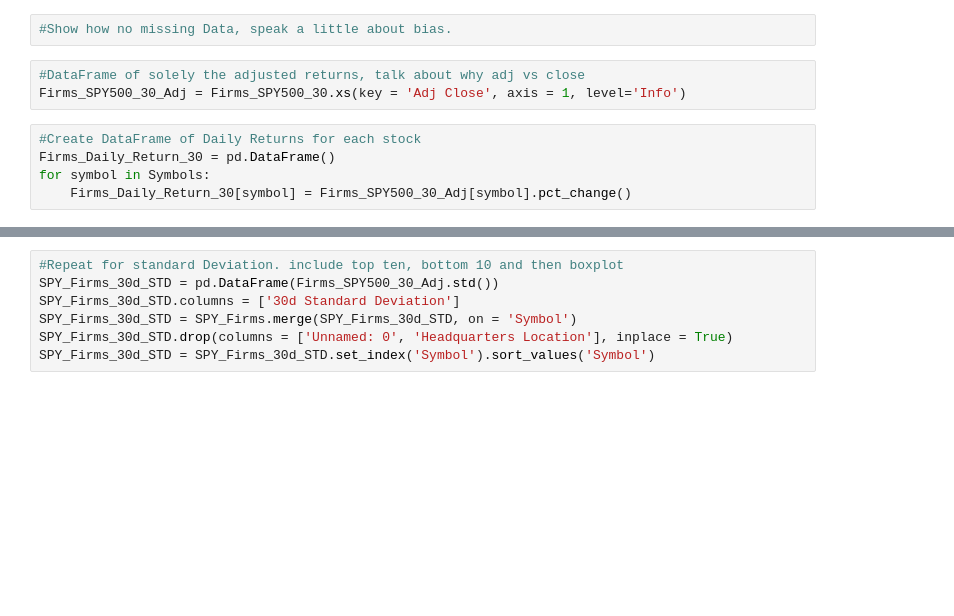
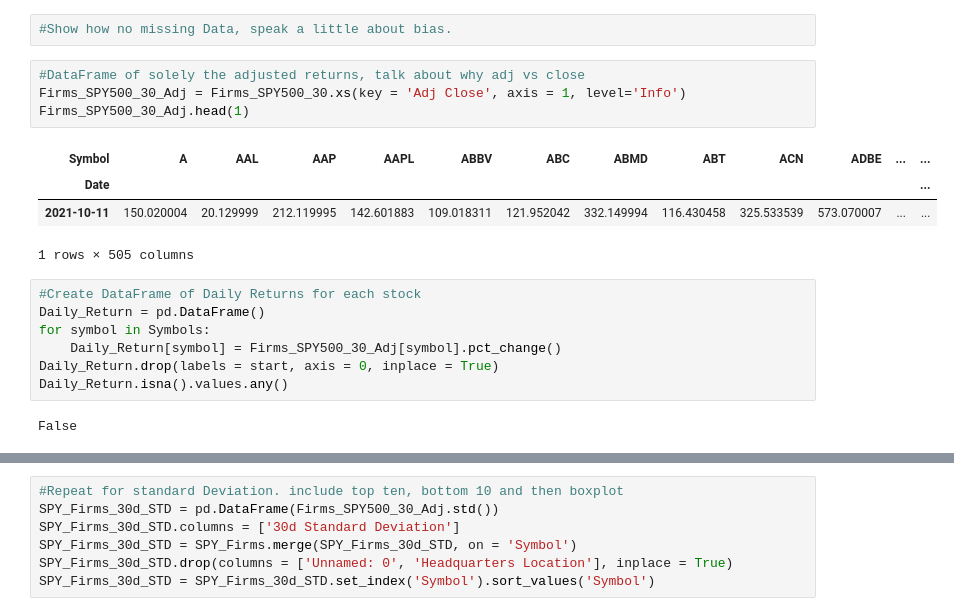
Before and after one commit to ALtogether2332/SPY500_Project, a Jupyter notebook: Main.ipynb, the cells around one changed output, grey strips where cells are left out. Saved outputs shown, nothing was run; the diff lists cells and outputs as text; blank space fills up the shorter version.

```diff
--- a/Main.ipynb
+++ b/Main.ipynb
@@ -40,10 +47,20 @@ Firms_SPY500_30.to_pickle('Firms_SPY500_30.pkl')
 # %%
 #DataFrame of solely the adjusted returns, talk about why adj vs close
 Firms_SPY500_30_Adj = Firms_SPY500_30.xs(key = 'Adj Close', axis = 1, level='Info')
+Firms_SPY500_30_Adj.head(1)
+# %% [output]
+| Symbol | A | AAL | AAP | AAPL | ABBV | ABC | ABMD | ABT | ACN | ADBE | ... | ... |
+| Date |  |  |  |  |  |  |  |  |  |  |  | ... |
+| 2021-10-11 | 150.020004 | 20.129999 | 212.119995 | 142.601883 | 109.018311 | 121.952042 | 332.149994 | 116.430458 | 325.533539 | 573.070007 | ... | ... |
+1 rows × 505 columns
 # %%
 #Create DataFrame of Daily Returns for each stock
-Firms_Daily_Return_30 = pd.DataFrame()
+Daily_Return = pd.DataFrame()
 for symbol in Symbols:
-    Firms_Daily_Return_30[symbol] = Firms_SPY500_30_Adj[symbol].pct_change()
+    Daily_Return[symbol] = Firms_SPY500_30_Adj[symbol].pct_change()
+Daily_Return.drop(labels = start, axis = 0, inplace = True)
+Daily_Return.isna().values.any()
+# %% [output]
+False
 # %%
 #Create DataFrame for the cumulative returns of each stock
```
Also changed, not shown: parts of 15 cells of this notebook.
